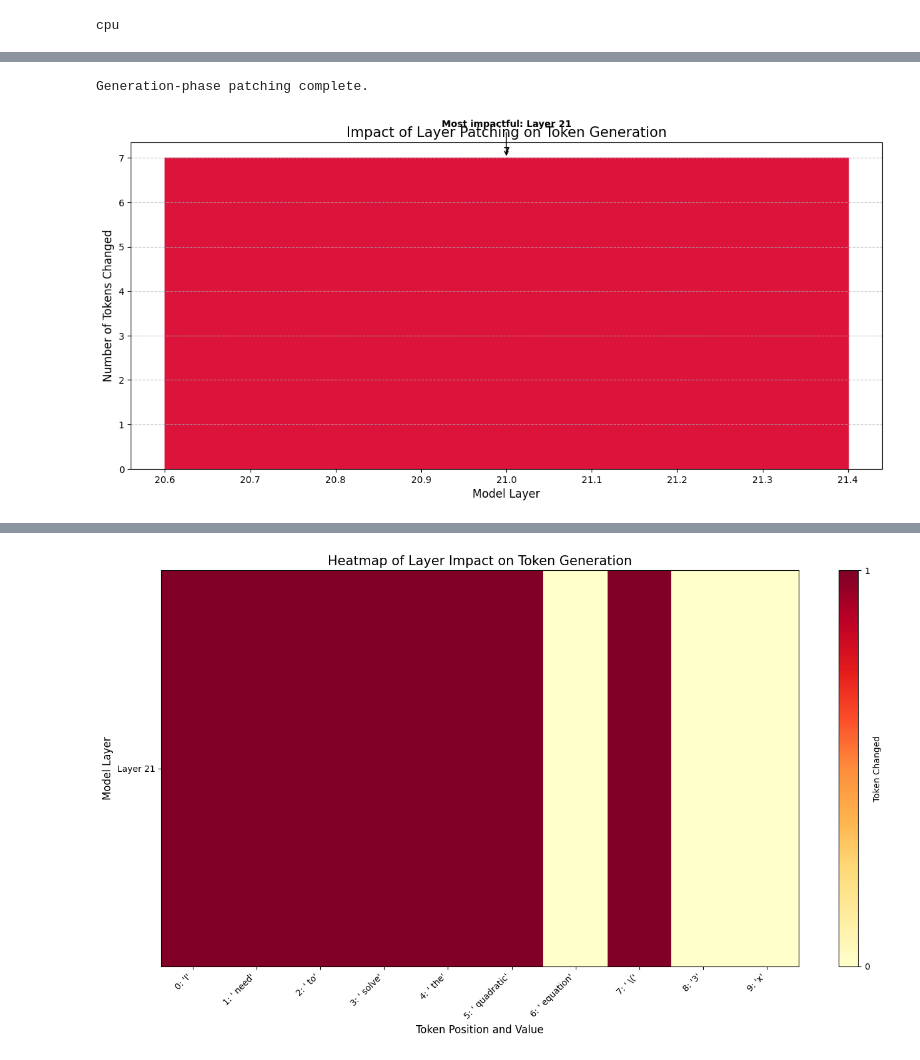
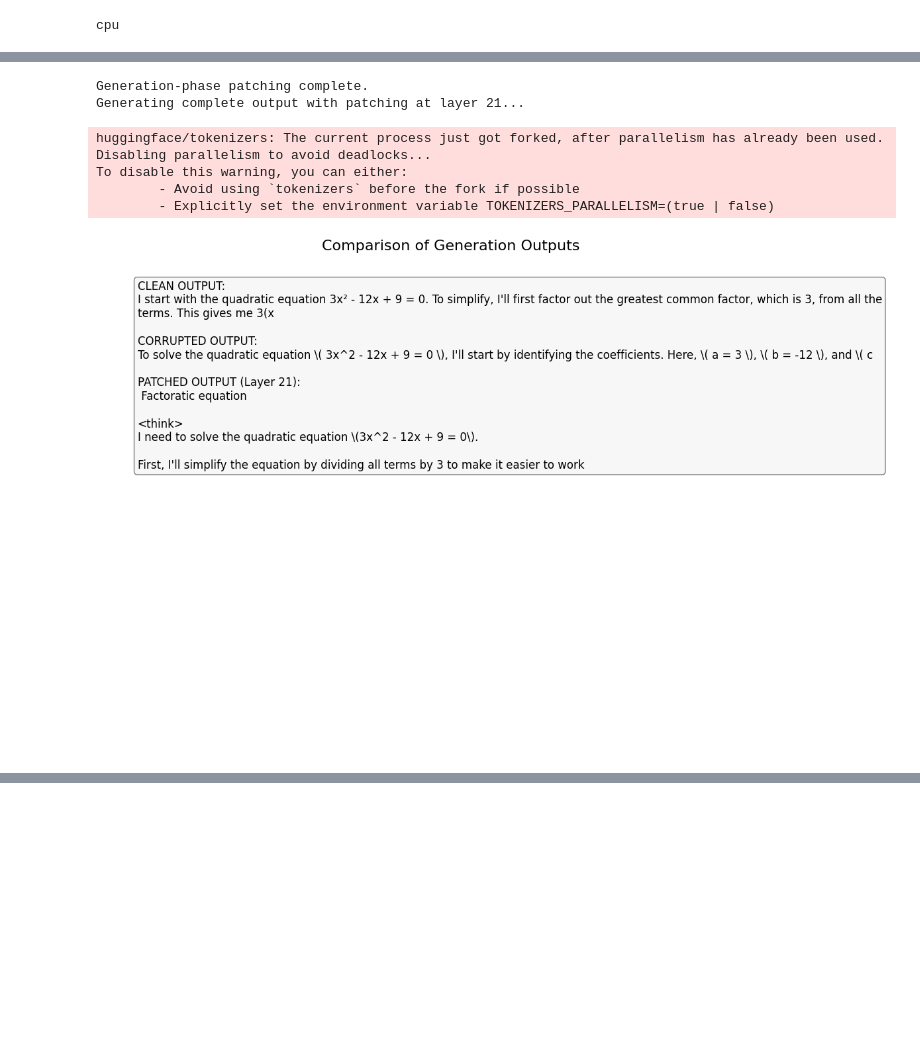
Before and after one commit to Idhant297/reasoning, a Jupyter notebook: patching-new.ipynb, the cells around one changed output, grey strips where cells are left out. Saved outputs shown, nothing was run; the diff lists cells and outputs as text; code cells hidden in the pictures; blank space fills up the shorter version.

Commit message:
patching seems to work

```diff
--- a/patching-new.ipynb
+++ b/patching-new.ipynb
@@ -889,22 +1226,12 @@ def run_generation_phase_patching_analysis(
 # %%
-
 def example_patching_analysis(model, tokenizer):
     """Example demonstrating how to use the generation-phase patching framework"""
-
     # Get appropriate device
     device = get_device()
-    print(f"Loading model to device: {device}")
-
-    # Load model with appropriate dtype for the device
-    model = model
-    tokenizer = tokenizer
-
-    # If using CPU, ensure model is on CPU
-    if device.type == 'cpu':
-        model = model.to('cpu')
+    print(f"Using device: {device}")
 
     # Define clean and corrupted prompts
-    clean_prompt = "Solve this quadratic equation: 3x^2 - 12x + 9 = 0"
+    clean_prompt = "Solve this equation: 3x^2 - 12x + 9 = 0"
     corrupted_prompt = "Solve this equation: 3x^2 - 12x + 9 = 0\n\nHint: Quadratic Formula"
 
     # Run the full analysis
@@ -915,13 +1242,59 @@ def example_patching_analysis(model, tokenizer):
         corrupted_prompt=corrupted_prompt,
         layers_to_patch=[21],  # Patch every 4th layer to save time
         max_tokens_to_generate=10,  # Reduced for faster testing
+        max_new_tokens=50,         # For the full generations
         device=device,
-        save_visualizations=True
+        save_visualizations="patching_results",  # Save to this directory
+        generate_complete_patched=True  # Generate the complete patched output
     )
 
     return results
 
 
+def visualize_generation_comparison(results, save_path=None):
+    """
+    Create a visual comparison of the three different generations
+    (clean, corrupted, and patched)
+    """
+    if "patched_generation" not in results:
+        print("No patched generation available for comparison.")
+        return
+
+    # Extract text for comparison
+    clean_text = results["clean_generation"]["generated_text"]
+    corrupted_text = results["corrupted_generation"]["generated_text"]
+    patched_text = results["patched_generation"]["patched_generation_text"]
+    patched_layer = results["patched_generation"]["layer_patched"]
+
+    # Create a figure for text comparison
+    plt.figure(figsize=(12, 8))
+
+    # Create a simple text comparison
+    comparison_text = [
+        f"CLEAN OUTPUT:\n{clean_text}\n\n",
+        f"CORRUPTED OUTPUT:\n{corrupted_text}\n\n",
+        f"PATCHED OUTPUT (Layer {patched_layer}):\n{patched_text}"
+    ]
+
+    plt.text(0.05, 0.95, "".join(comparison_text),
+             fontsize=12,
+             va='top',
+             ha='left',
+             wrap=True,
+             bbox=dict(boxstyle='round', facecolor='#f0f0f0', alpha=0.5))
+
+    plt.axis('off')
+    plt.title("Comparison of Generation Outputs", fontsize=16)
+
+    # Save if requested
+    if save_path:
+        plt.savefig(save_path, bbox_inches='tight')
+
+    plt.tight_layout()
+    plt.show()
+
+
 if __name__ == "__main__":
-    example_patching_analysis(model, tokenizer)
+    results = example_patching_analysis(model, tokenizer)
+    visualize_generation_comparison(results)
 # %% [output]
@@ -943,5 +1312,10 @@ Next, I'll calculate the discriminant using the formula \( \Delta = b^2 - 4ac \)
 Running initial forward passes...
 Initial passes complete.
 Running generation-phase patching...
 Generation-phase patching complete.
+Generating complete output with patching at layer 21...
+huggingface/tokenizers: The current process just got forked, after parallelism has already been used. Disabling parallelism to avoid deadlocks...
+To disable this warning, you can either:
+        - Avoid using `tokenizers` before the fork if possible
+        - Explicitly set the environment variable TOKENIZERS_PARALLELISM=(true | false)
-[figure, old version]
+[figure, new version]
@@ -949 +1339,0 @@ Generation-phase patching complete.
-[figure, removed]
```
Also changed, not shown: parts of 3 cells of this notebook, 1 other file.
